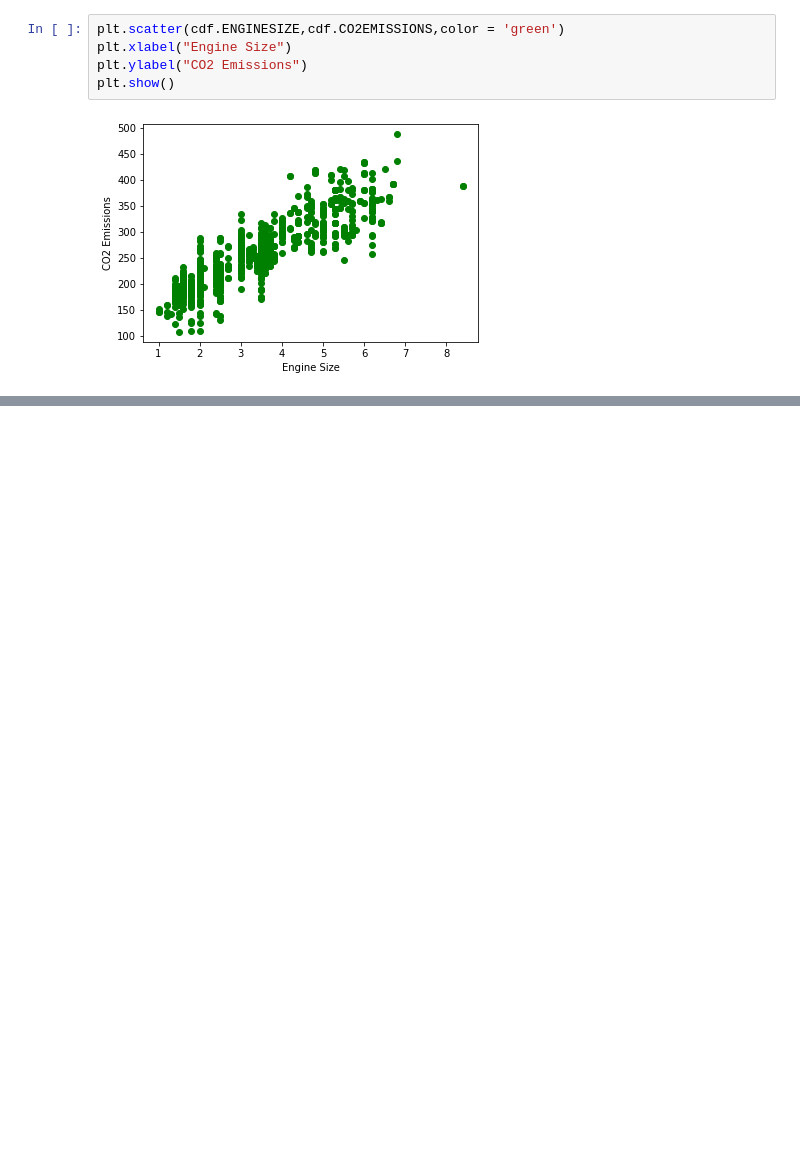
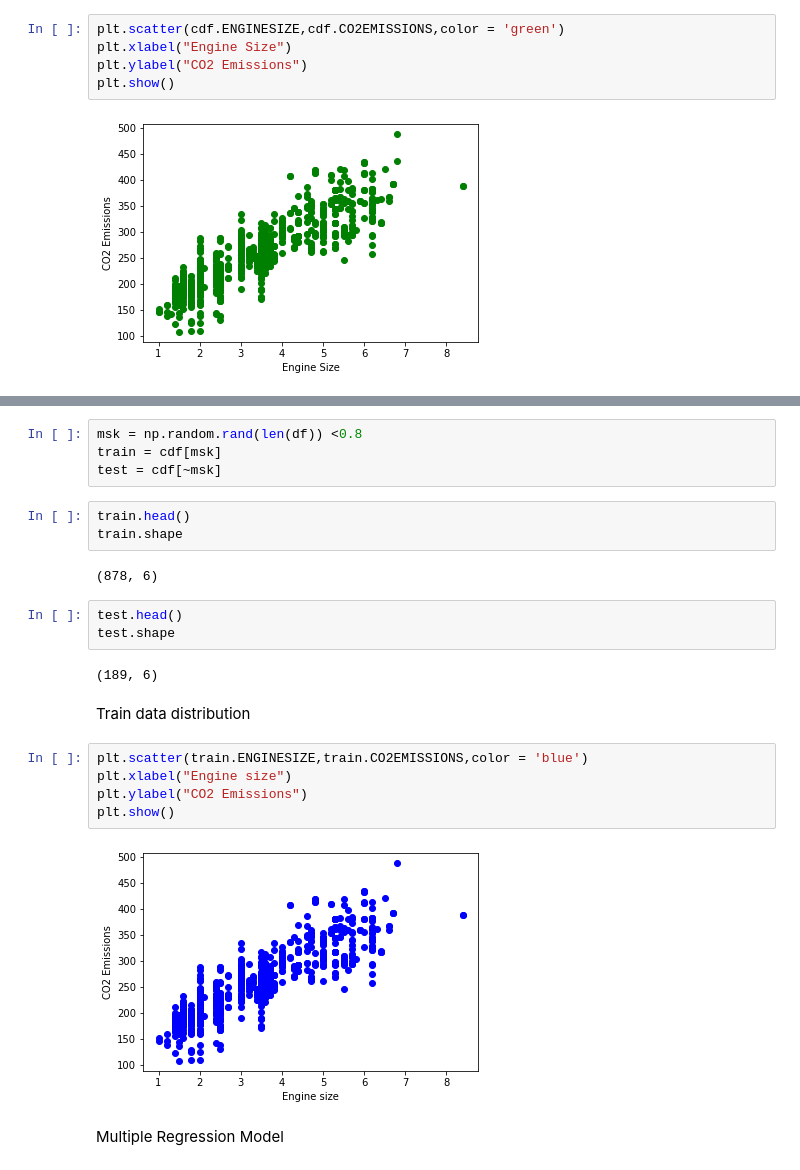
Before and after one commit to sambasivaraokambala/Predict-CO2-Emissions-Simple-Linear-Regression, a Jupyter notebook: Practice-Multiple Linear Regression.ipynb, the cells around one changed output, grey strips where cells are left out. Drawn from its saved outputs; the diff is of its cells as text; blank space fills up the shorter version.

Commit message:
Udated the training part

```diff
--- a/Practice-Multiple Linear Regression.ipynb
+++ b/Practice-Multiple Linear Regression.ipynb
@@ -97,0 +107,25 @@ plt.show()
+# %%
+msk = np.random.rand(len(df)) <0.8
+train = cdf[msk]
+test = cdf[~msk]
+# %%
+train.head()
+train.shape
+# %% [output]
+(878, 6)
+# %%
+test.head()
+test.shape
+# %% [output]
+(189, 6)
+# %% [markdown]
+Train data distribution
+# %%
+plt.scatter(train.ENGINESIZE,train.CO2EMISSIONS,color = 'blue')
+plt.xlabel("Engine size")
+plt.ylabel("CO2 Emissions")
+plt.show()
+# %% [output]
+[figure, added]
+# %% [markdown]
+Multiple Regression Model
```
Also changed, not shown: parts of 5 cells of this notebook.
